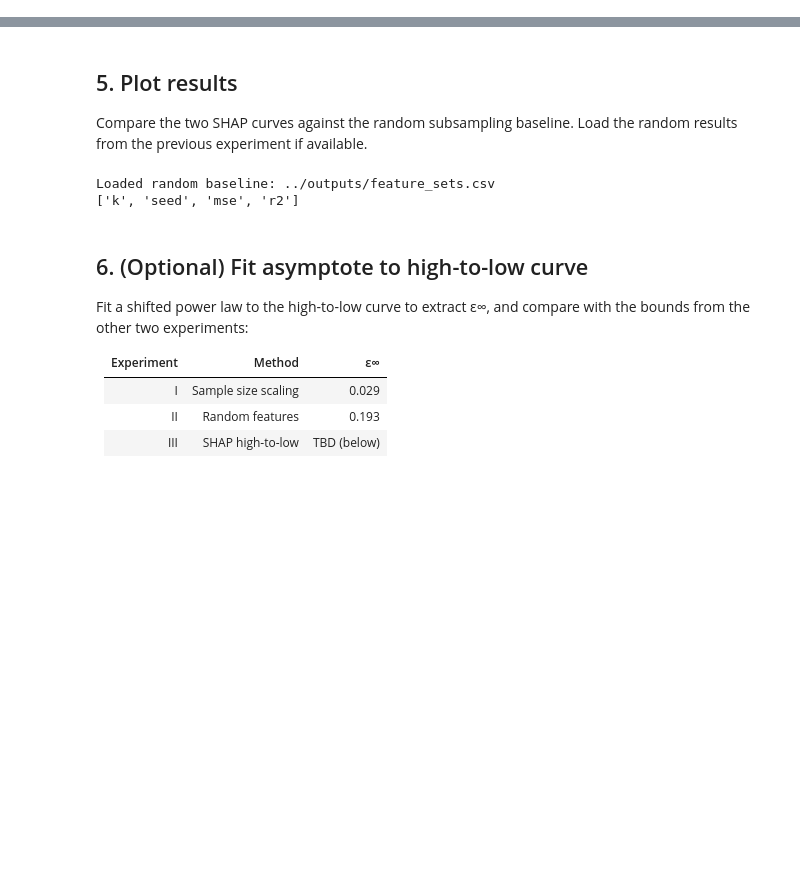
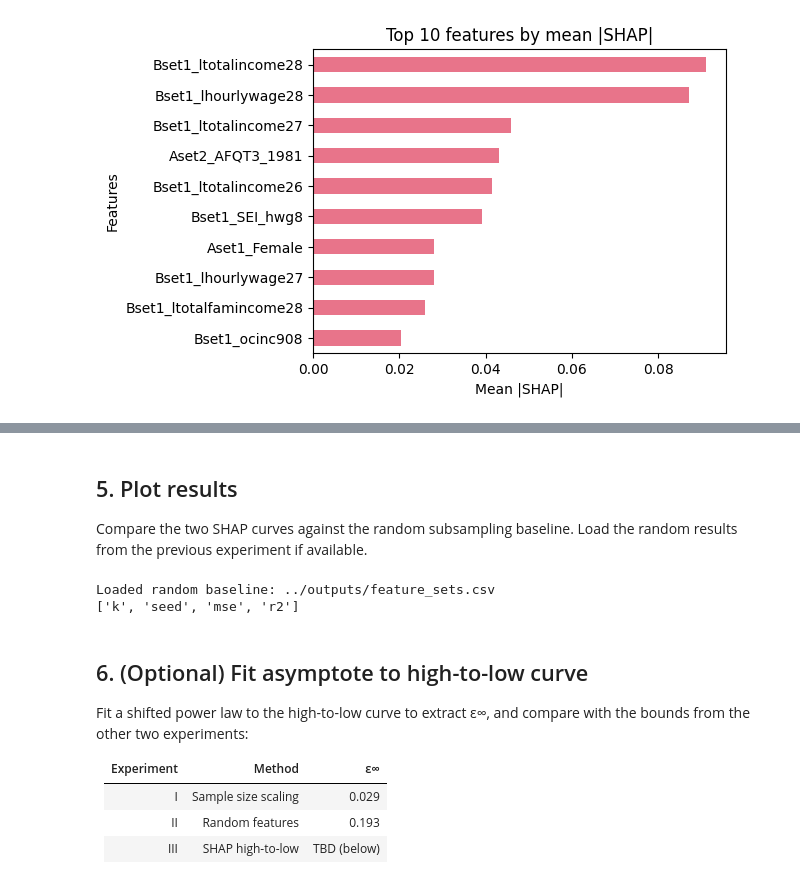
Before and after one commit to OxfordDemSci/aleatoric-luck, a Jupyter notebook: notebooks/xgboost_shap.ipynb, the cells around one changed output, grey strips where cells are left out. Saved outputs shown, nothing was run; the diff lists cells and outputs as text; code cells hidden in the pictures; blank space fills up the shorter version.

```diff
--- a/notebooks/xgboost_shap.ipynb
+++ b/notebooks/xgboost_shap.ipynb
@@ -30,3 +27,18 @@ plt.show()
+# %%
+imp = shap_importance.set_index("feature")["mean_abs_shap"].sort_values(ascending=False)
+
+fig, ax = plt.subplots(figsize=(6.5, 4))
+
+imp.head(10).sort_values().plot(kind="barh", ax=ax, color="#E8748A")
+ax.set_title("Top 10 features by mean |SHAP|")
+ax.set_xlabel("Mean |SHAP|")
+ax.set_ylabel("Features")
+
+plt.tight_layout()
+plt.savefig('../outputs/figures/top_10_shap.pdf', format='pdf', bbox_inches='tight')
+plt.show()
+# %% [output]
+[figure, added]
 # %%
 k_max = df_shap["k"].max()
 
```
Also changed, not shown: parts of 2 cells of this notebook, 6 other files.
